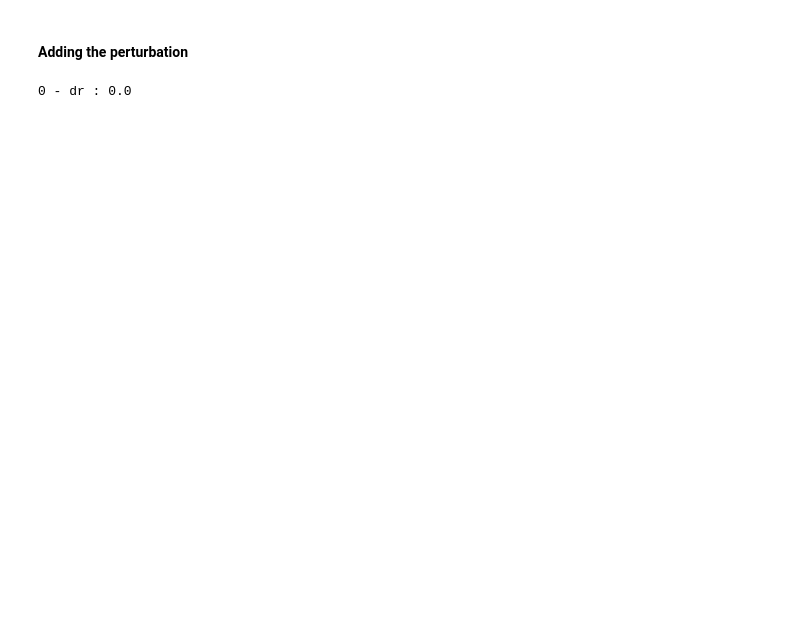
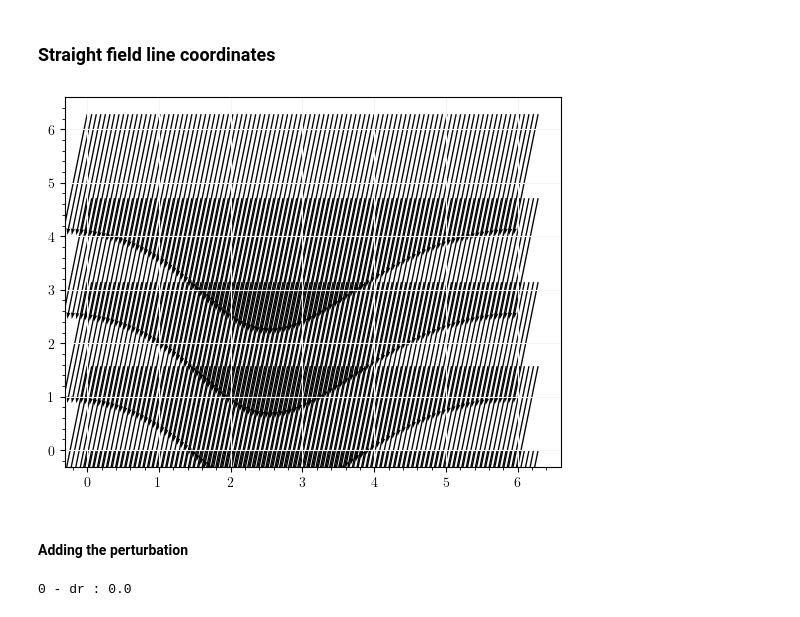
Before and after one commit to Akitzu/masterthesis, a Jupyter notebook: runs/squared-3-2/unperturbed.ipynb, the cells around one changed output. Saved outputs shown, nothing was run; the diff lists cells and outputs as text; code cells hidden in the pictures; blank space fills up the shorter version.

```diff
--- a/runs/squared-3-2/unperturbed.ipynb
+++ b/runs/squared-3-2/unperturbed.ipynb
@@ -55,3 +69,35 @@ pplot.plot_q(marker=".")
+# %% [markdown]
+### Straight field line coordinates
+# %%
+rho = 1.75
+phis = np.linspace(0, 2*np.pi, 5)
+thetas = np.linspace(0, 2*np.pi, 100)
+
+X, Y = np.meshgrid(thetas, phis)
+# Flattening of the coordinates
+# iota = 2/3
+# X = Y*iota
+
+coords = np.array([[6+rho*np.cos(theta), phi, rho*np.sin(theta)] for theta, phi in zip(X.flatten(), Y.flatten())])
+Bs = pyoproblem.B_many(*coords.T)
+# %%
+coords = coords.reshape(X.shape + (3,))
+Bs = Bs.reshape(X.shape + (3,))
+# %%
+Bphi = Bs[:,:,1]*(6+rho*np.cos(X))
+Btheta = np.cos(X) * Bs[:,:,2] - np.sin(X) * Bs[:,:,0]
+
+# Normalization
+# norm = np.sqrt(Bphi**2 + Btheta**2)
+# Bphi /= norm
+# Btheta /= norm
+# %%
+plt.ioff()
+fig, ax = plt.subplots()
+ax.quiver(X, Y, Btheta, Bphi, scale=1, scale_units='xy')
+fig
+# %% [output]
+[figure, added]
 # %% [markdown]
 #### Adding the perturbation
 # %%
```
Also changed, not shown: parts of 30 cells of this notebook, 36 other files.
